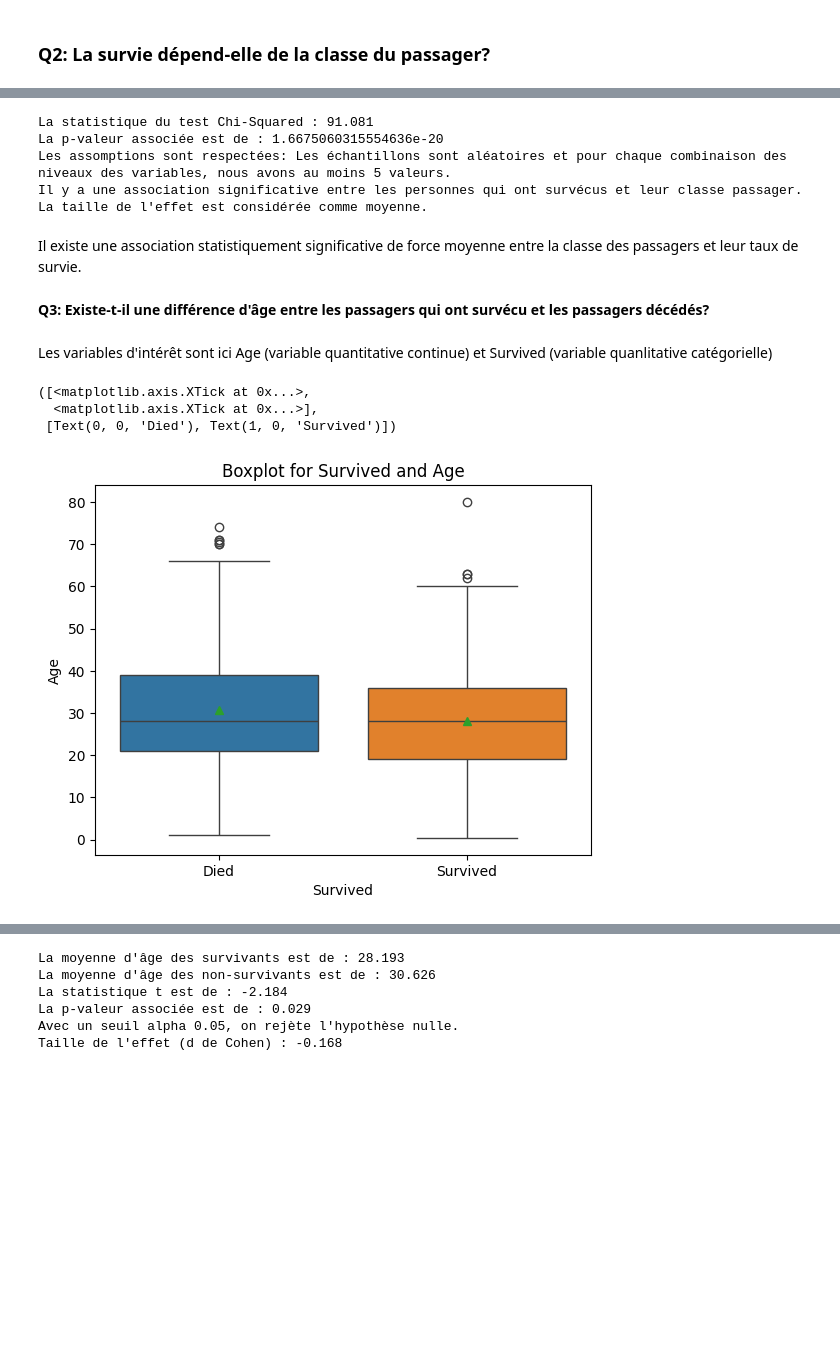
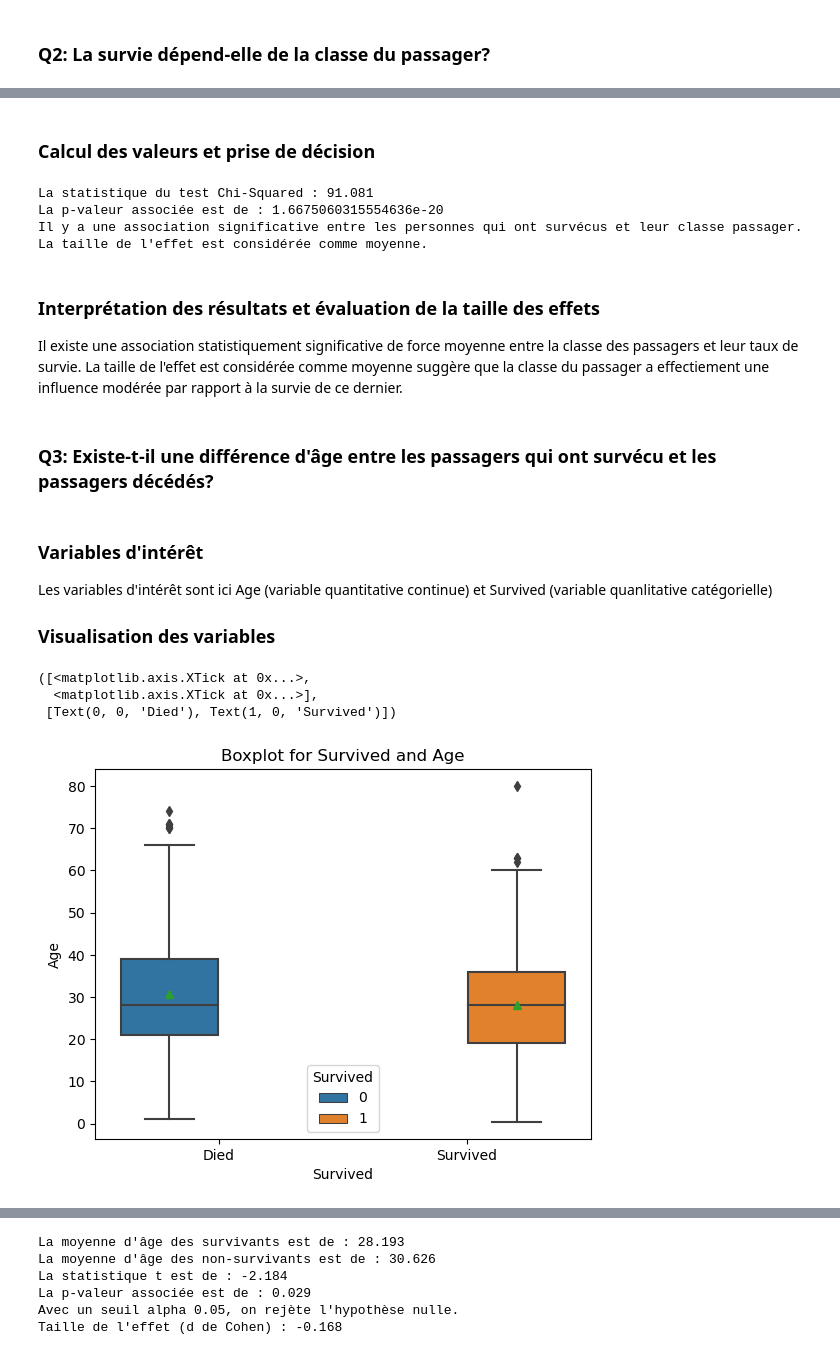
Before and after one commit to JonathanPiaget/titanique, a Jupyter notebook: main.ipynb, the cells around one changed output, grey strips where cells are left out. Saved outputs shown, nothing was run; the diff lists cells and outputs as text; code cells hidden in the pictures; blank space fills up the shorter version.

```diff
--- a/main.ipynb
+++ b/main.ipynb
@@ -205,3 +213,5 @@ Le test statistique approprié ici est le 𝜒2 independence test ou "chi-square
+# %% [markdown]
+### Calcul des valeurs et prise de décision
 # %%
 # Créer un tableau de contingence pour les variables "Survived" et "Pclass"
 contingency_table = pd.crosstab(data_clean['Survived'], data_clean['Pclass'])
@@ -219,7 +229,6 @@ cramers_v = np.sqrt(chi2 / (n * (min(k, r) - 1)))
 # Afficher les résultats
 print(f"La statistique du test Chi-Squared : {round(chi2, 3)}")
 print(f"La p-valeur associée est de : {p}")
-print("Les assomptions sont respectées: Les échantillons sont aléatoires et pour chaque combinaison des niveaux des variables, nous avons au moins 5 valeurs.")
 
 # Interpréter les résultats
 if p < ALPHA:
@@ -236,29 +245,33 @@ elif 0.6 < cramers_v <= 1:
 # %% [output]
 La statistique du test Chi-Squared : 91.081
 La p-valeur associée est de : 1.6675060315554636e-20
-Les assomptions sont respectées: Les échantillons sont aléatoires et pour chaque combinaison des niveaux des variables, nous avons au moins 5 valeurs.
 Il y a une association significative entre les personnes qui ont survécus et leur classe passager.
 La taille de l'effet est considérée comme moyenne.
 # %% [markdown]
+### Interprétation des résultats et évaluation de la taille des effets
 Il existe une association statistiquement significative de force moyenne entre la classe des passagers et leur taux de survie.
+La taille de l'effet est considérée comme moyenne suggère que la classe du passager a effectiement une influence modérée par rapport à la survie de ce dernier.
 # %% [markdown]
-**Q3: Existe-t-il une différence d'âge entre les passagers qui ont survécu et les passagers décédés?**
+### Q3: Existe-t-il une différence d'âge entre les passagers qui ont survécu et les passagers décédés?
 # %% [markdown]
+### Variables d'intérêt
 Les variables d'intérêt sont ici Age (variable quantitative continue) et Survived (variable quanlitative catégorielle)
+
+### Visualisation des variables
 # %%
 sns.boxplot(
     x='Survived',
     y='Age',
     data=data_clean,
     showmeans=True,
     hue='Survived',
-    legend=False,
+    #legend=False,
 )
 plt.title("Boxplot for Survived and Age")
 plt.xticks(ticks=[0,1], labels=['Died', 'Survived'])
 # %% [output]
 ([<matplotlib.axis.XTick at 0x...>,
   <matplotlib.axis.XTick at 0x...>],
  [Text(0, 0, 'Died'), Text(1, 0, 'Survived')])
-[figure, old version]
+[figure, new version]
 # %% [markdown]
```
Also changed, not shown: parts of 22 cells of this notebook.
